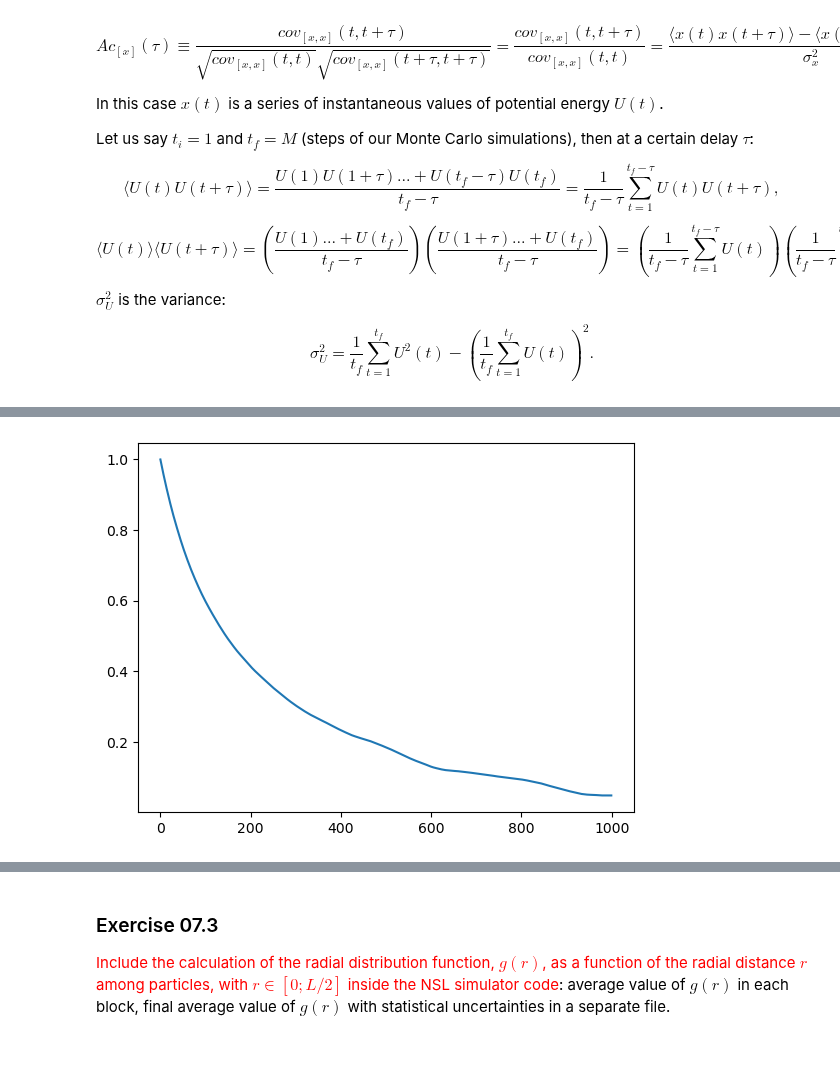
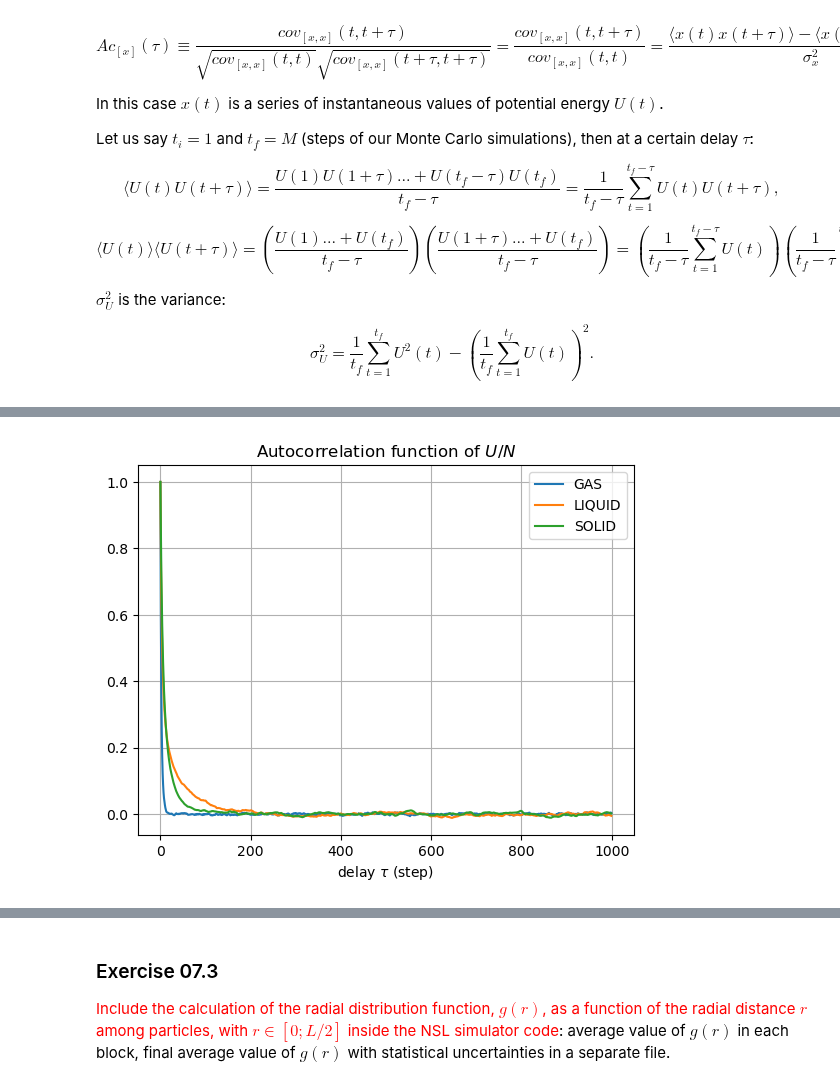
Before and after one commit to edoiannu/LSN_Exercises_Iannucci, a Jupyter notebook: Exercises_07/LSN_Exercises_07.ipynb, the cells around one changed output, grey strips where cells are left out. Drawn from its saved outputs; the diff is of its cells as text; code cells hidden in the pictures; blank space fills up the shorter version.

```diff
--- a/Exercises_07/LSN_Exercises_07.ipynb
+++ b/Exercises_07/LSN_Exercises_07.ipynb
@@ -126,8 +103,18 @@ plt.show()
-# %%
-ac = autocorrelation(pe_solid,max_lag)
-
-plt.plot(N,ac)
-plt.show()
-# %% [output]
-[figure, removed]
+# %%
+ac_gas = autocorrelation(pe_gas,max_lag)
+ac_liquid = autocorrelation(pe_liquid,max_lag)
+ac_solid = autocorrelation(pe_solid,max_lag)
+# %%
+N = np.arange(0,max_lag)
+
+plt.plot(N,ac_gas,label='GAS')
+plt.plot(N,ac_liquid,label='LIQUID')
+plt.plot(N,ac_solid,label='SOLID')
+plt.title(r'Autocorrelation function of $U/N$')
+plt.xlabel(r'delay $\tau$ (step)')
+plt.legend()
+plt.grid(True)
+plt.show()
+# %% [output]
+[figure, added]
 # %%
```
Also changed, not shown: parts of 15 cells of this notebook, 29 other files.
